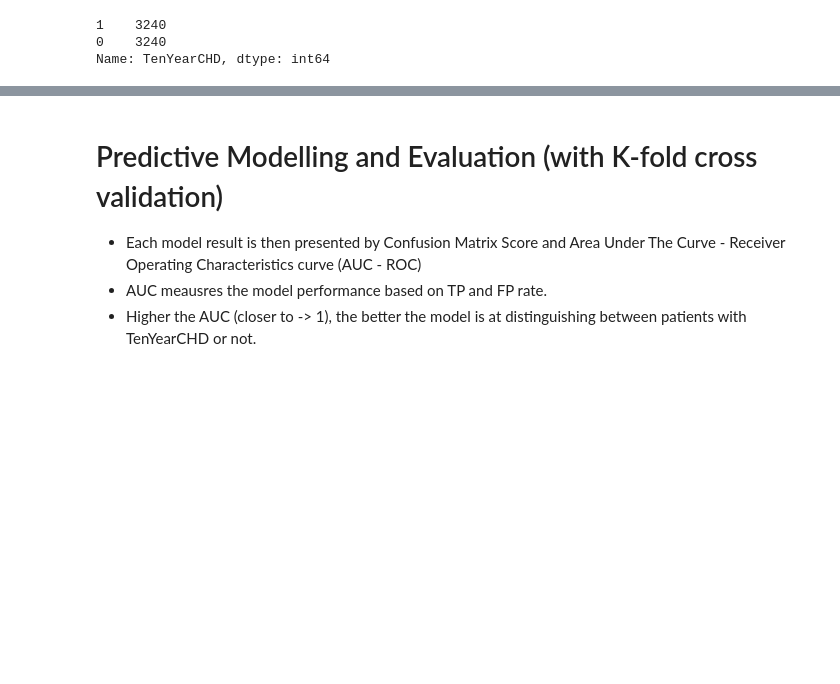
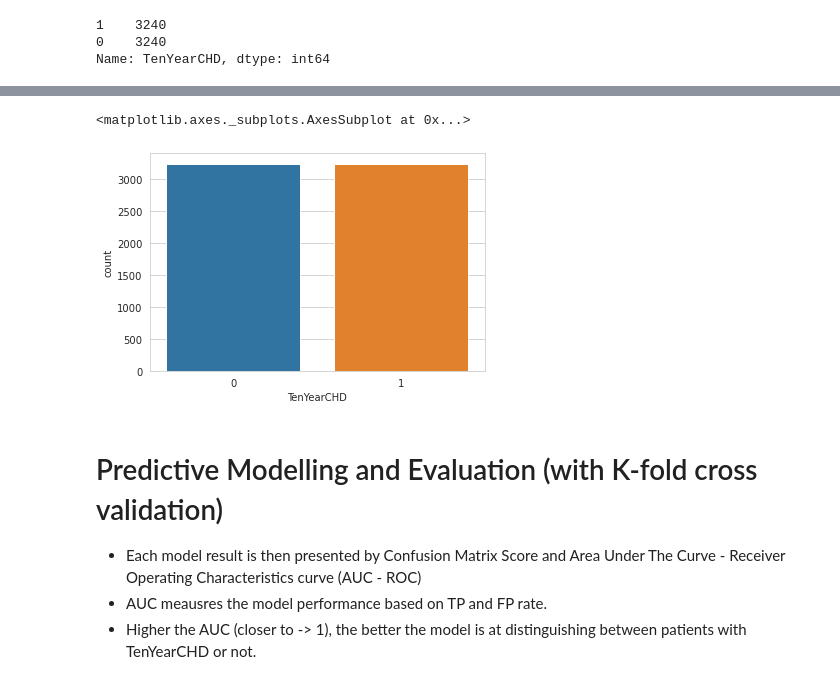
Before and after one commit to natek91/Capstone, a Jupyter notebook: InitialCode.ipynb, the cells around one changed output, grey strips where cells are left out. Cells and saved outputs as stored; diff of their text form; code cells hidden in the pictures; blank space fills up the shorter version.

```diff
--- a/InitialCode.ipynb
+++ b/InitialCode.ipynb
@@ -980,6 +980,12 @@ df_sm.describe()
 | 50% | 0.161286 | 0.005753 | 0.756576 | 0.425552 | 0.082316 | 0.237619 | 0.254289 | 0.500000 |
 | 75% | 0.180197 | 0.060563 | 0.794248 | 0.472171 | 0.091009 | 0.268683 | 0.286601 | 1.000000 |
 | max | 0.299682 | 0.230257 | 0.950669 | 0.689557 | 0.165343 | 0.445915 | 0.789106 | 1.000000 |
+# %%
+# Plot the histogram for the response variable after k-fold and SMOTE treatment
+sb.countplot(data = df_sm, x = "TenYearCHD")
+# %% [output]
+<matplotlib.axes._subplots.AxesSubplot at 0x...>
+[figure, added]
 # %% [markdown]
 # Predictive Modelling and Evaluation (with K-fold cross validation)
 * Each model result is then presented by Confusion Matrix Score and Area Under The Curve - Receiver Operating Characteristics curve (AUC - ROC)
```
Also changed, not shown: parts of 2 cells of this notebook.
